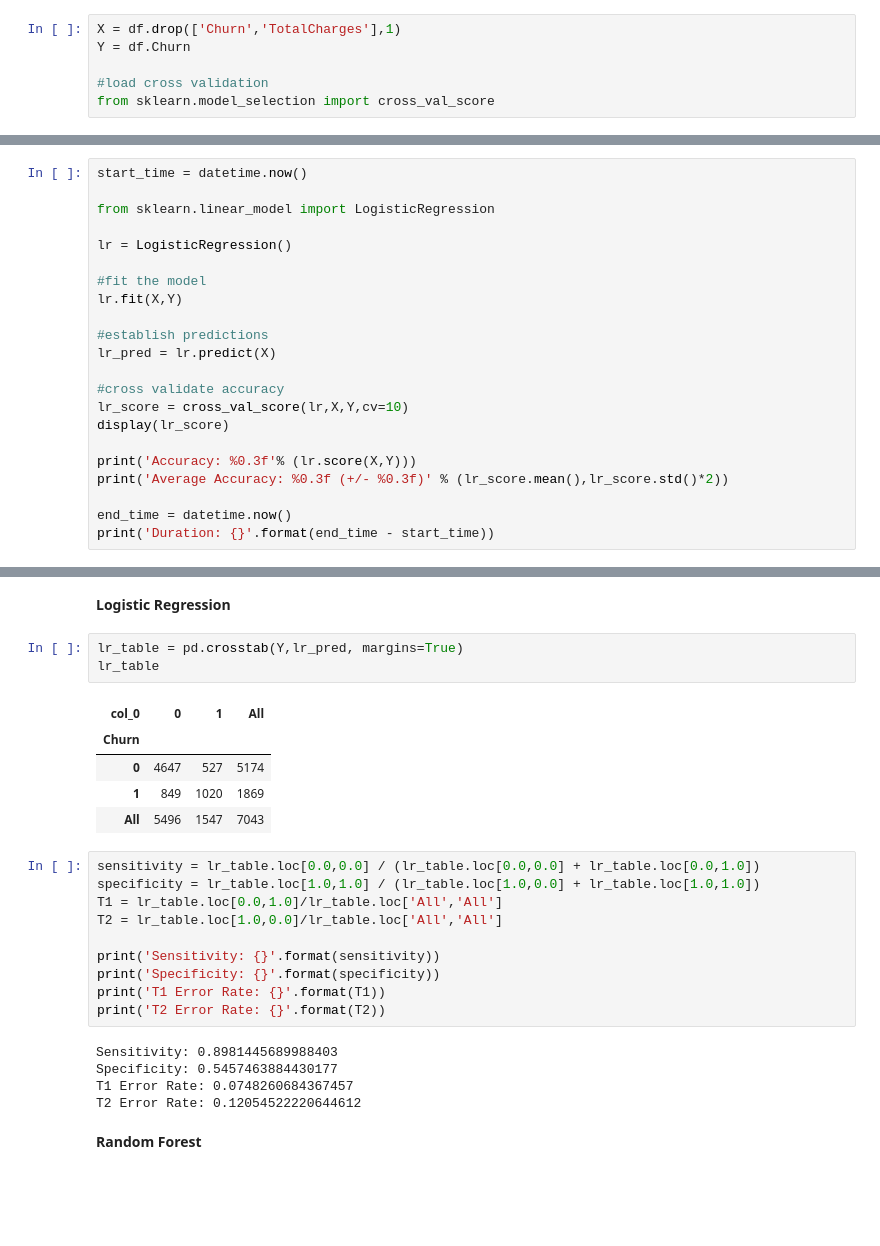
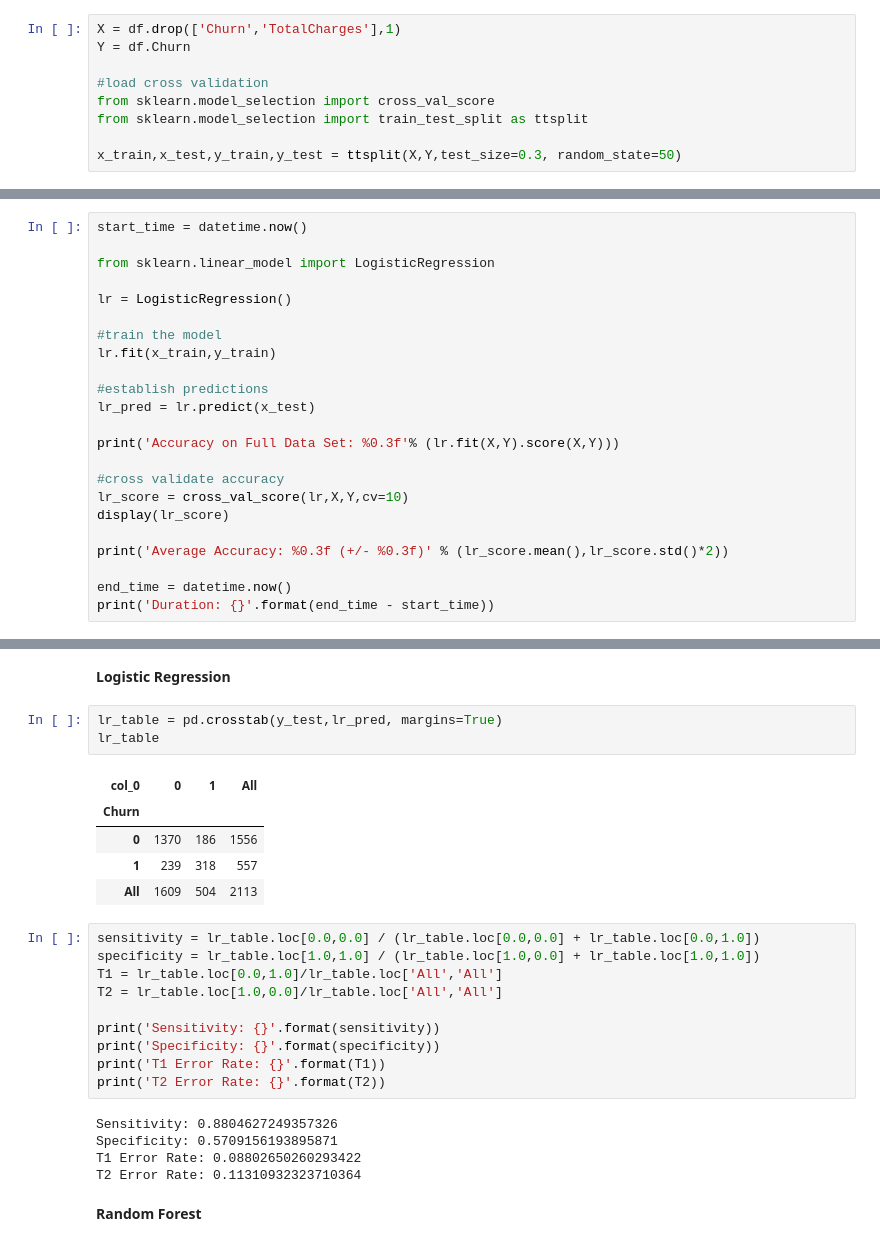
Before and after one commit to pmandj/Customer-Churn, a Jupyter notebook: TelcoCustomerChurn.ipynb, the cells around one changed output, grey strips where cells are left out. Saved outputs shown, nothing was run; the diff lists cells and outputs as text; blank space fills up the shorter version.

```diff
--- a/TelcoCustomerChurn.ipynb
+++ b/TelcoCustomerChurn.ipynb
@@ -259,6 +259,9 @@ Y = df.Churn
 
 #load cross validation
 from sklearn.model_selection import cross_val_score
+from sklearn.model_selection import train_test_split as ttsplit
+
+x_train,x_test,y_train,y_test = ttsplit(X,Y,test_size=0.3, random_state=50)
 # %% [markdown]
 __Logistic Regression__
 # %%
@@ -268,17 +271,18 @@ from sklearn.linear_model import LogisticRegression
 
 lr = LogisticRegression()
 
-#fit the model
-lr.fit(X,Y)
+#train the model
+lr.fit(x_train,y_train)
 
 #establish predictions
-lr_pred = lr.predict(X)
+lr_pred = lr.predict(x_test)
+
+print('Accuracy on Full Data Set: %0.3f'% (lr.fit(X,Y).score(X,Y)))
 
 #cross validate accuracy
 lr_score = cross_val_score(lr,X,Y,cv=10)
 display(lr_score)
 
-print('Accuracy: %0.3f'% (lr.score(X,Y)))
 print('Average Accuracy: %0.3f (+/- %0.3f)' % (lr_score.mean(),lr_score.std()*2))
 
 end_time = datetime.now()
@@ -353,14 +361,14 @@ Duration: 0:00:08.534216
 # %% [markdown]
 __Logistic Regression__
 # %%
-lr_table = pd.crosstab(Y,lr_pred, margins=True)
+lr_table = pd.crosstab(y_test,lr_pred, margins=True)
 lr_table
 # %% [output]
 | col_0 | 0 | 1 | All |
 | Churn |  |  |  |
-| 0 | 4647 | 527 | 5174 |
-| 1 | 849 | 1020 | 1869 |
-| All | 5496 | 1547 | 7043 |
+| 0 | 1370 | 186 | 1556 |
+| 1 | 239 | 318 | 557 |
+| All | 1609 | 504 | 2113 |
 # %%
 sensitivity = lr_table.loc[0.0,0.0] / (lr_table.loc[0.0,0.0] + lr_table.loc[0.0,1.0])
 specificity = lr_table.loc[1.0,1.0] / (lr_table.loc[1.0,0.0] + lr_table.loc[1.0,1.0])
@@ -372,10 +380,10 @@ print('Specificity: {}'.format(specificity))
 print('T1 Error Rate: {}'.format(T1))
 print('T2 Error Rate: {}'.format(T2))
 # %% [output]
-Sensitivity: 0.8981445689988403
-Specificity: 0.5457463884430177
-T1 Error Rate: 0.0748260684367457
-T2 Error Rate: 0.12054522220644612
+Sensitivity: 0.8804627249357326
+Specificity: 0.5709156193895871
+T1 Error Rate: 0.08802650260293422
+T2 Error Rate: 0.11310932323710364
 # %% [markdown]
 __Random Forest__
 # %%
```
Also changed, not shown: parts of 10 cells of this notebook.
